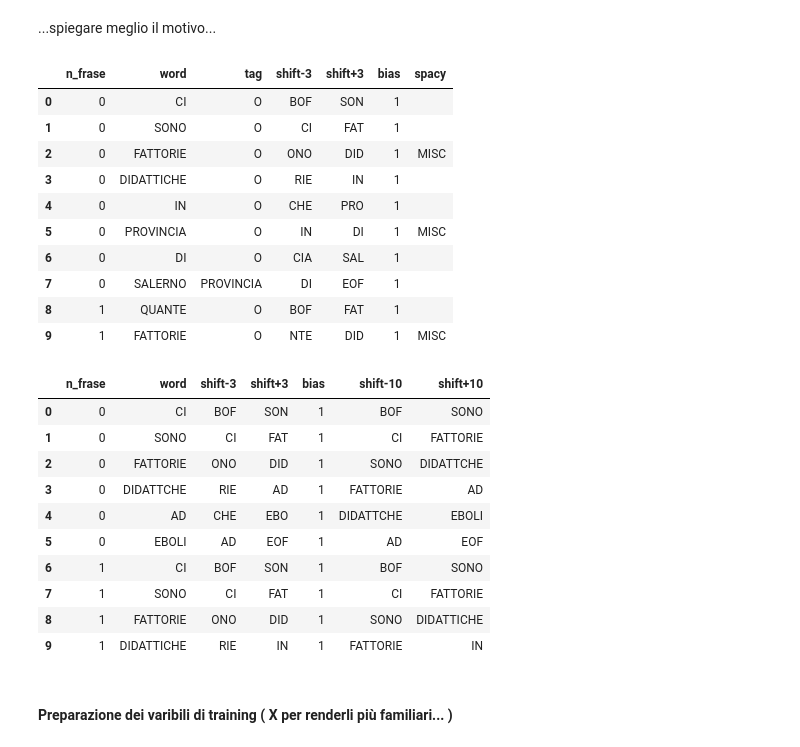
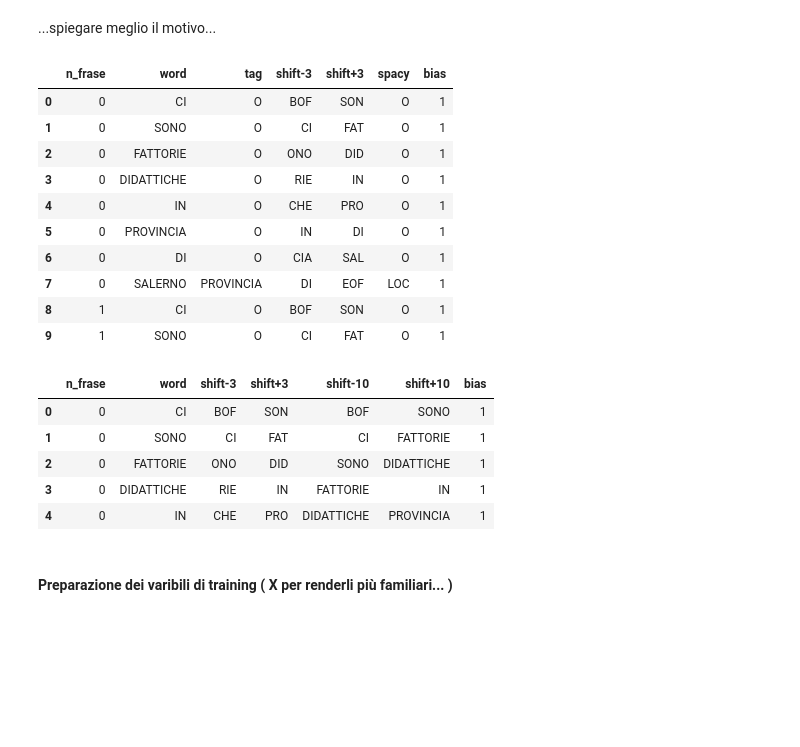
Before and after one commit to nick87ds/NLP-for-querying-data, a Jupyter notebook: NLP for querying (Open)Data.ipynb, the cells around one changed output. Drawn from its saved outputs; the diff is of its cells as text; code cells hidden in the pictures; blank space fills up the shorter version.

```diff
--- a/NLP for querying (Open)Data.ipynb
+++ b/NLP for querying (Open)Data.ipynb
@@ -213,6 +242,11 @@ for i in range(n_sentences):
 ...
 # %%
 def rimuovi_punteggiatura(text):
+
+    """
+    I dati di training contengono parentesi quadre e tonde,
+        quindi non vanno eliminate in questa fase
+    """
 
     text = re.sub(r'[\.,;:!?]' , " ", text)
     text = re.sub(r'\s+' , " ", text)
@@ -435,7 +482,7 @@ y[:5]
 # %%
 import spacy
 
-nlp = spacy.load("it_core_news_sm")
+nlp = spacy.load("it_core_news_lg")
 # %%
 def spacy_entities_extractor(txt):
 
@@ -453,23 +502,23 @@ def spacy_entities_extractor(txt):
 # %%
-df['shift-3'] = df.groupby('n_frase')['word'].shift(1).str.slice(-3)
-df['shift+3'] = df.groupby('n_frase')['word'].shift(-1).str.slice(0,3)
-df['shift-3'].fillna('BOF', inplace=True)
-df['shift+3'].fillna('EOF', inplace=True)
+df_sample['shift-3'] = df_sample.groupby('n_frase')['word'].shift(1).str.slice(-3)
+df_sample['shift+3'] = df_sample.groupby('n_frase')['word'].shift(-1).str.slice(0,3)
+df_sample['shift-3'].fillna('BOF', inplace=True)
+df_sample['shift+3'].fillna('EOF', inplace=True)
 
-df['spacy'] = df['word'].apply(spacy_entities_extractor)
+df_sample['spacy'] = df_sample['word'].apply(spacy_entities_extractor)
 
-df['bias'] = 1
+df_sample['bias'] = 1
 
-df.head(10)
+df_sample.head(10)
 # %% [output]
-|  | n_frase | word | tag | shift-3 | shift+3 | bias | spacy |
-| 0 | 0 | CI | O | BOF | SON | 1 |  |
-| 1 | 0 | SONO | O | CI | FAT | 1 |  |
-| 2 | 0 | FATTORIE | O | ONO | DID | 1 | MISC |
-| 3 | 0 | DIDATTICHE | O | RIE | IN | 1 |  |
-| 4 | 0 | IN | O | CHE | PRO | 1 |  |
-| 5 | 0 | PROVINCIA | O | IN | DI | 1 | MISC |
-| 6 | 0 | DI | O | CIA | SAL | 1 |  |
-| 7 | 0 | SALERNO | PROVINCIA | DI | EOF | 1 |  |
-| 8 | 1 | QUANTE | O | BOF | FAT | 1 |  |
-| 9 | 1 | FATTORIE | O | NTE | DID | 1 | MISC |
+|  | n_frase | word | tag | shift-3 | shift+3 | spacy | bias |
+| 0 | 0 | CI | O | BOF | SON | O | 1 |
+| 1 | 0 | SONO | O | CI | FAT | O | 1 |
+| 2 | 0 | FATTORIE | O | ONO | DID | O | 1 |
+| 3 | 0 | DIDATTICHE | O | RIE | IN | O | 1 |
+| 4 | 0 | IN | O | CHE | PRO | O | 1 |
+| 5 | 0 | PROVINCIA | O | IN | DI | O | 1 |
+| 6 | 0 | DI | O | CIA | SAL | O | 1 |
+| 7 | 0 | SALERNO | PROVINCIA | DI | EOF | LOC | 1 |
+| 8 | 1 | CI | O | BOF | SON | O | 1 |
+| 9 | 1 | SONO | O | CI | FAT | O | 1 |
@@ -480,7 +527,7 @@ df['spacy'] = df['word'].apply(spacy_entities_extractor)
 #     print(" ".join(frase))
 #     print(frase)
 # %%
-def extend_data(df:pd.DataFrame) -> pd.DataFrame:
+def extend_data(df:pd.DataFrame, spacy:bool=False) -> pd.DataFrame:
 
     """
     Estende i dati attraverso un algortimo personalizzato
@@ -496,6 +543,8 @@ def extend_data(df:pd.DataFrame) -> pd.DataFrame:
     df['shift-10'].fillna('BOF', inplace=True)
     df['shift+10'].fillna('EOF', inplace=True)
 
+    if spacy:
+        df['spacy'] = df['word'].apply(spacy_entities_extractor)
 
     df['bias'] = 1
 
@@ -507,20 +556,15 @@ def extend_data(df:pd.DataFrame) -> pd.DataFrame:
 
     return df
 # %%
-df = extend_data(df)
-df.head(10)
+df = extend_data(df, spacy=False)
+df.head()
 # %% [output]
-|  | n_frase | word | shift-3 | shift+3 | bias | shift-10 | shift+10 |
-| 0 | 0 | CI | BOF | SON | 1 | BOF | SONO |
-| 1 | 0 | SONO | CI | FAT | 1 | CI | FATTORIE |
-| 2 | 0 | FATTORIE | ONO | DID | 1 | SONO | DIDATTCHE |
-| 3 | 0 | DIDATTCHE | RIE | AD | 1 | FATTORIE | AD |
-| 4 | 0 | AD | CHE | EBO | 1 | DIDATTCHE | EBOLI |
-| 5 | 0 | EBOLI | AD | EOF | 1 | AD | EOF |
-| 6 | 1 | CI | BOF | SON | 1 | BOF | SONO |
-| 7 | 1 | SONO | CI | FAT | 1 | CI | FATTORIE |
-| 8 | 1 | FATTORIE | ONO | DID | 1 | SONO | DIDATTICHE |
-| 9 | 1 | DIDATTICHE | RIE | IN | 1 | FATTORIE | IN |
+|  | n_frase | word | shift-3 | shift+3 | shift-10 | shift+10 | bias |
+| 0 | 0 | CI | BOF | SON | BOF | SONO | 1 |
+| 1 | 0 | SONO | CI | FAT | CI | FATTORIE | 1 |
+| 2 | 0 | FATTORIE | ONO | DID | SONO | DIDATTICHE | 1 |
+| 3 | 0 | DIDATTICHE | RIE | IN | FATTORIE | IN | 1 |
+| 4 | 0 | IN | CHE | PRO | DIDATTICHE | PROVINCIA | 1 |
 # %% [markdown]
 #### Preparazione dei varibili di training ( X per renderli più familiari... )
 # %%
```
Also changed, not shown: parts of 62 cells of this notebook.
